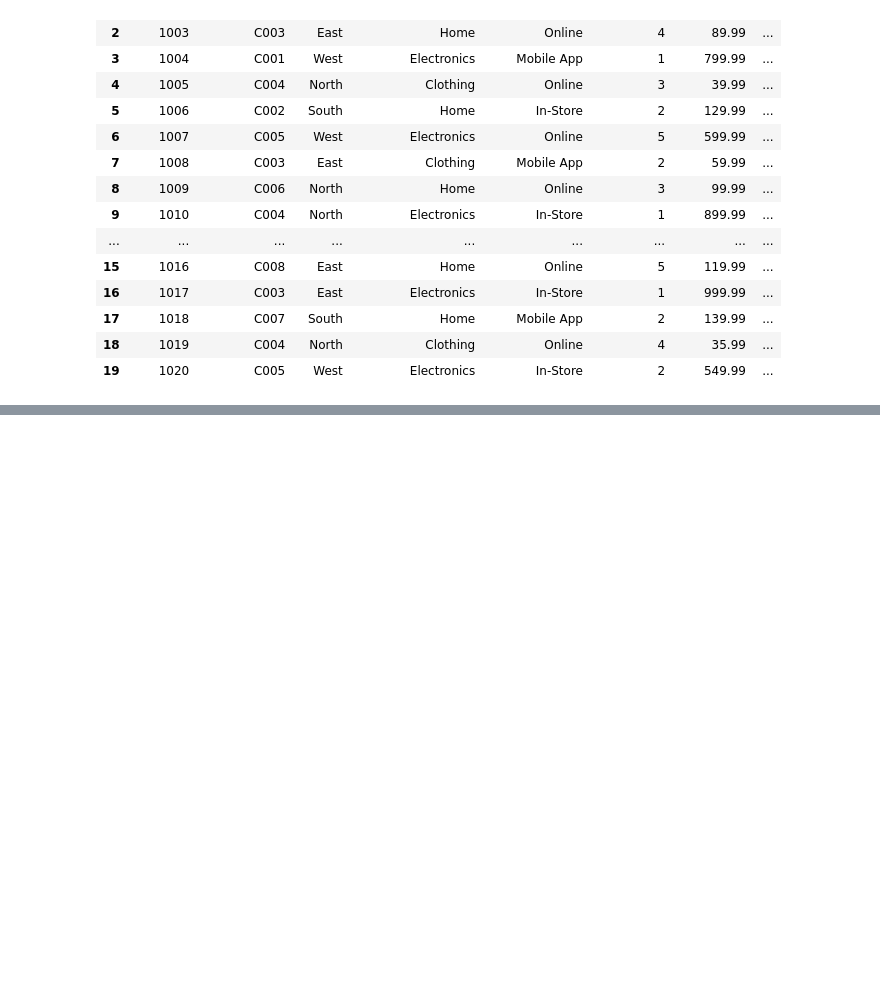
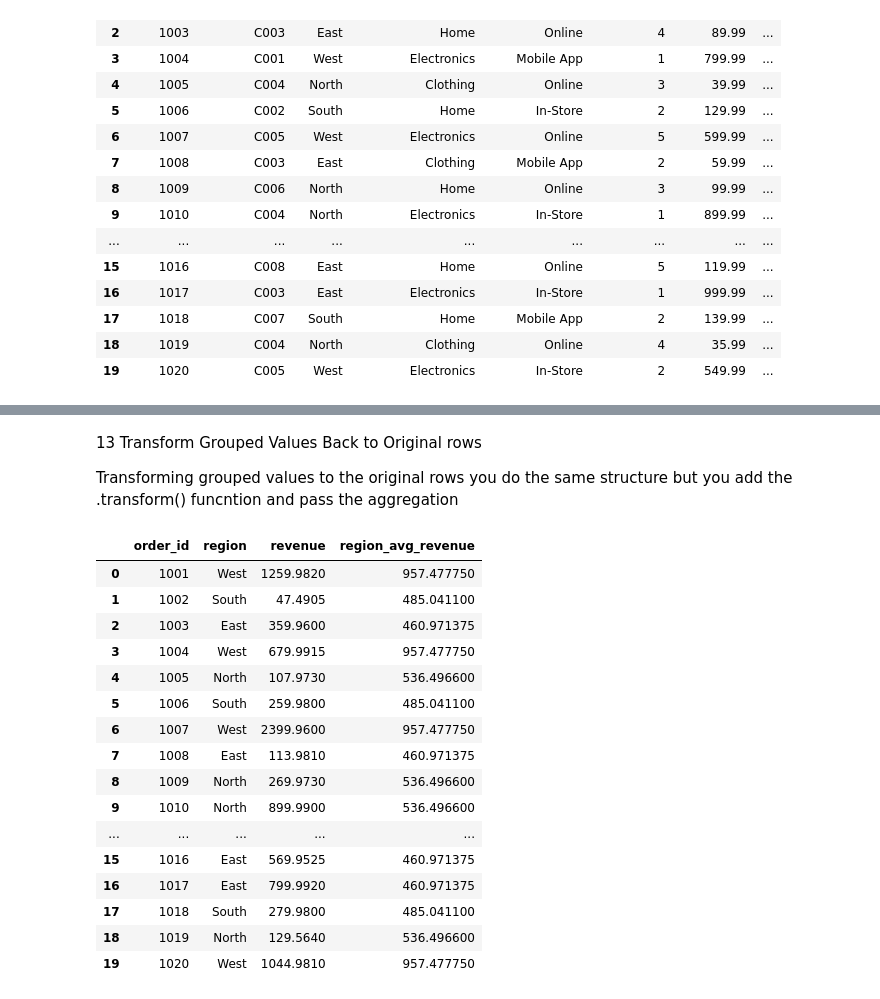
Before and after one commit to JoshPatNava/Exploratory_Data_Analysis, a Jupyter notebook: Grouping_Aggregation/grouping_aggregation.ipynb, the cells around one changed output, grey strips where cells are left out. Cells and saved outputs as stored; diff of their text form; code cells hidden in the pictures; blank space fills up the shorter version.

Commit message:
Finsihed the grouping aggregation

```diff
--- a/Grouping_Aggregation/grouping_aggregation.ipynb
+++ b/Grouping_Aggregation/grouping_aggregation.ipynb
@@ -98,2 +100,5 @@ Grouping Aggregation
+# %%
+# Create a copy of the dataframe
+group_df = df.copy()
 # %% [markdown]
 1 Group by One Column
@@ -115,0 +297,27 @@ Grouping Aggregation
+# %% [markdown]
+13 Transform Grouped Values Back to Original rows
+
+Transforming grouped values to the original rows you do the same structure but you add the .transform() funcntion and pass the aggregation
+# %%
+# Group Region, and find revenue total compare to original
+group_df["region_avg_revenue"] = group_df.groupby("region")["revenue"].transform("mean")
+
+group_df[["order_id", "region", "revenue", "region_avg_revenue"]]
+# %% [output]
+|  | order_id | region | revenue | region_avg_revenue |
+| 0 | 1001 | West | 1259.9820 | 957.477750 |
+| 1 | 1002 | South | 47.4905 | 485.041100 |
+| 2 | 1003 | East | 359.9600 | 460.971375 |
+| 3 | 1004 | West | 679.9915 | 957.477750 |
+| 4 | 1005 | North | 107.9730 | 536.496600 |
+| 5 | 1006 | South | 259.9800 | 485.041100 |
+| 6 | 1007 | West | 2399.9600 | 957.477750 |
+| 7 | 1008 | East | 113.9810 | 460.971375 |
+| 8 | 1009 | North | 269.9730 | 536.496600 |
+| 9 | 1010 | North | 899.9900 | 536.496600 |
+| ... | ... | ... | ... | ... |
+| 15 | 1016 | East | 569.9525 | 460.971375 |
+| 16 | 1017 | East | 799.9920 | 460.971375 |
+| 17 | 1018 | South | 279.9800 | 485.041100 |
+| 18 | 1019 | North | 129.5640 | 536.496600 |
+| 19 | 1020 | West | 1044.9810 | 957.477750 |
```
Also changed, not shown: parts of 35 cells of this notebook.
